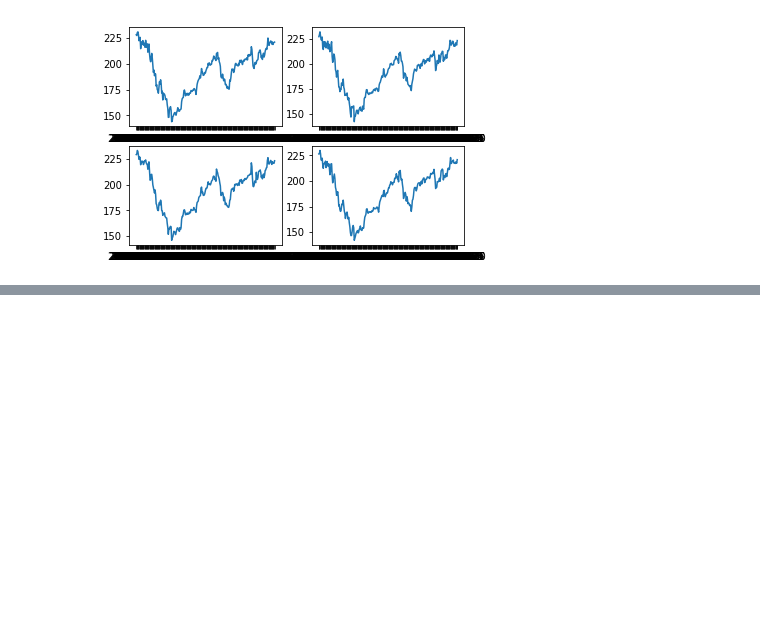
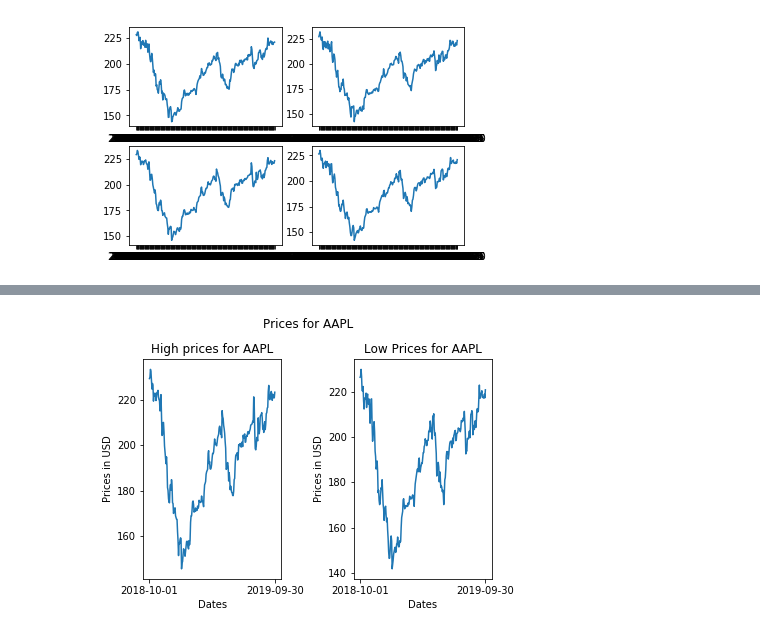
Before and after one commit to ivalderrama/wall_street_coder, a Jupyter notebook: 10.pyplot/pyplot_tutorials.ipynb, the cells around one changed output, grey strips where cells are left out. Drawn from its saved outputs; the diff is of its cells as text; code cells hidden in the pictures; blank space fills up the shorter version.

```diff
--- a/10.pyplot/pyplot_tutorials.ipynb
+++ b/10.pyplot/pyplot_tutorials.ipynb
@@ -72,0 +94,20 @@ plt.show()
+# %%
+fig, axes = plt.subplots(1, 2)
+fig.suptitle('Prices for AAPL', y=1.05)
+
+axes[0].plot(dates, highs)
+axes[0].set_title('High prices for AAPL')
+axes[0].set_xlabel('Dates')
+axes[0].set_ylabel('Prices in USD')
+axes[0].set_xticks(pd.date_range('2018-10-01', '2019-09-30', 2).strftime('%Y-%m-%d'))
+
+axes[1].plot(dates, lows)
+axes[1].set_title('Low Prices for AAPL')
+axes[1].set_xlabel('Dates')
+axes[1].set_ylabel('Prices in USD')
+axes[1].set_xticks(pd.date_range('2018-10-01', '2019-09-30', 2).strftime('%Y-%m-%d'))
+
+plt.tight_layout()
+plt.show()
+# %% [output]
+[figure, added]
```
Also changed, not shown: parts of 8 cells of this notebook.
